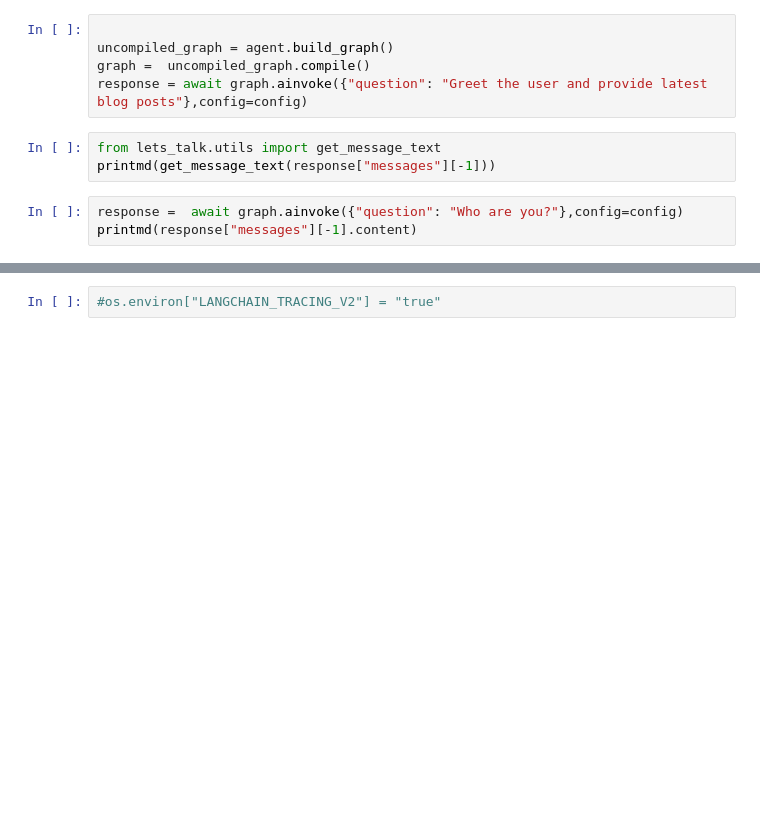
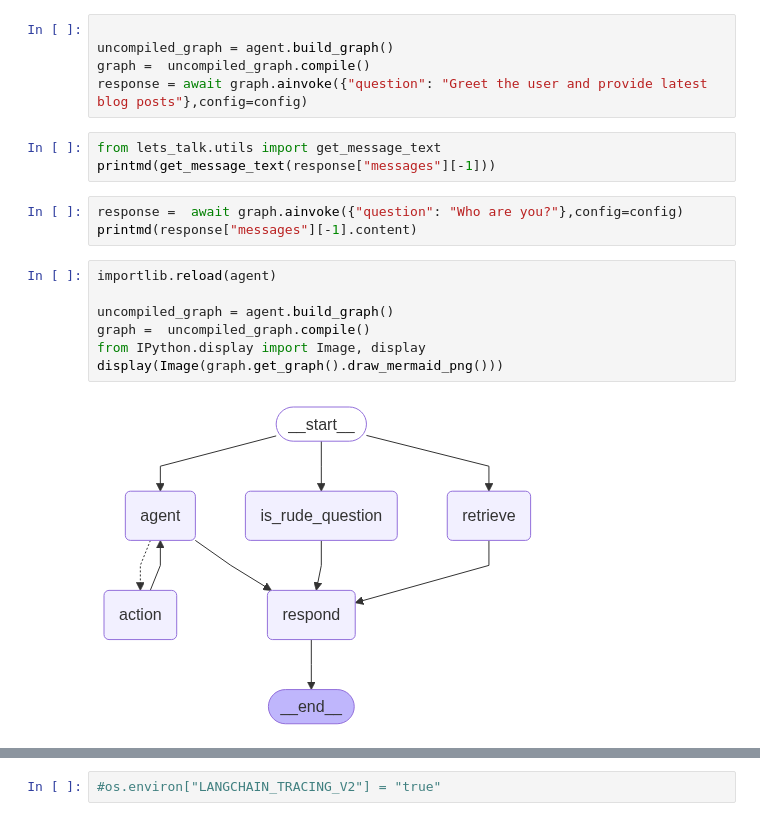
Before and after one commit to mafzaal/lets-talk, a Jupyter notebook: py-src/notebooks/00_playground.ipynb, the cells around one changed output, grey strips where cells are left out. Drawn from its saved outputs; the diff is of its cells as text; blank space fills up the shorter version.

```diff
--- a/py-src/notebooks/00_playground.ipynb
+++ b/py-src/notebooks/00_playground.ipynb
@@ -173,3 +234,12 @@ printmd(get_message_text(response["messages"][-1]))
 # %%
 response =  await graph.ainvoke({"question": "Who are you?"},config=config)
 printmd(response["messages"][-1].content)
+# %%
+importlib.reload(agent)
+
+uncompiled_graph = agent.build_graph()
+graph =  uncompiled_graph.compile()
+from IPython.display import Image, display
+display(Image(graph.get_graph().draw_mermaid_png()))
+# %% [output]
+[figure, added]
```
Also changed, not shown: parts of 28 cells of this notebook, 6 other files.
